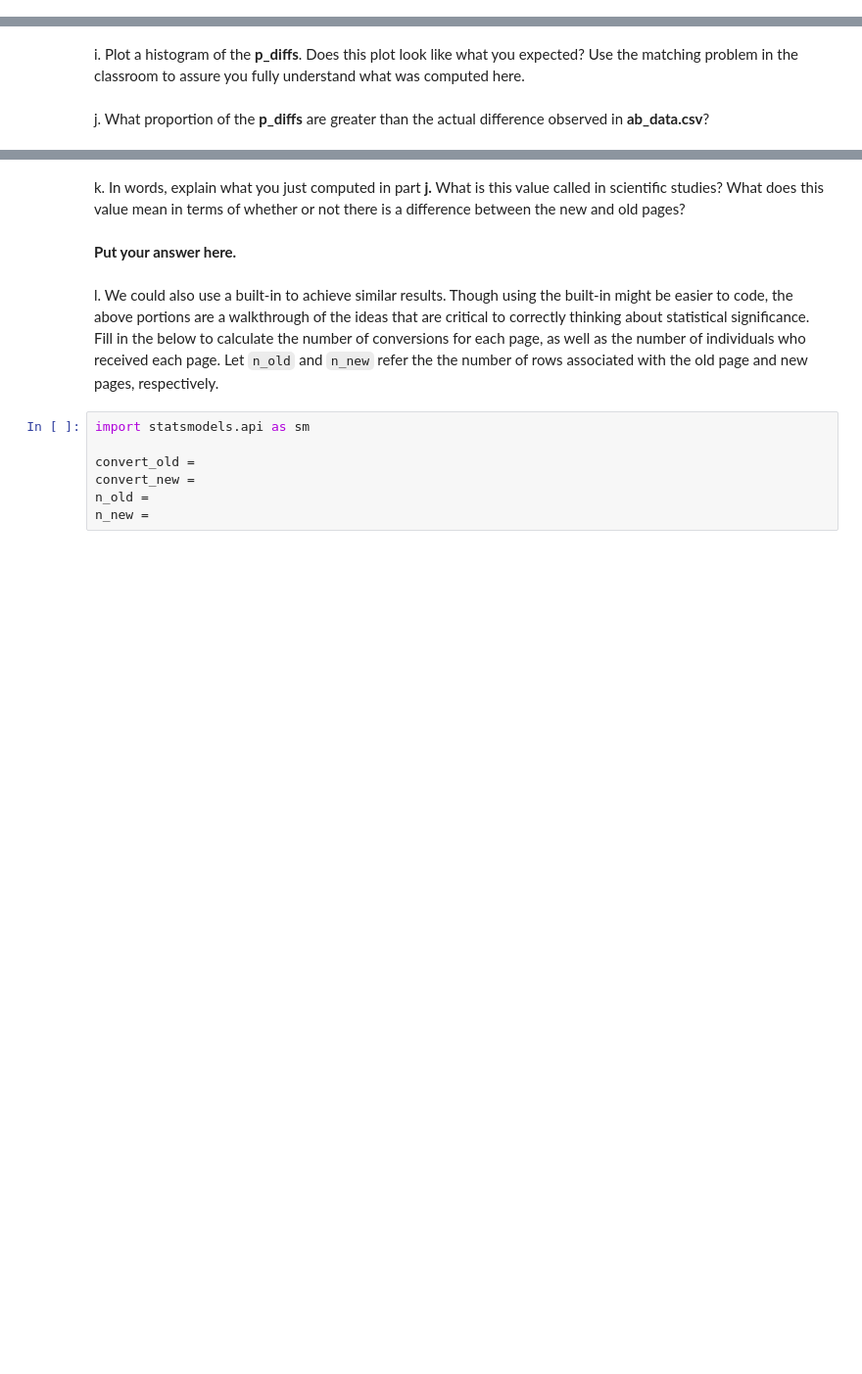
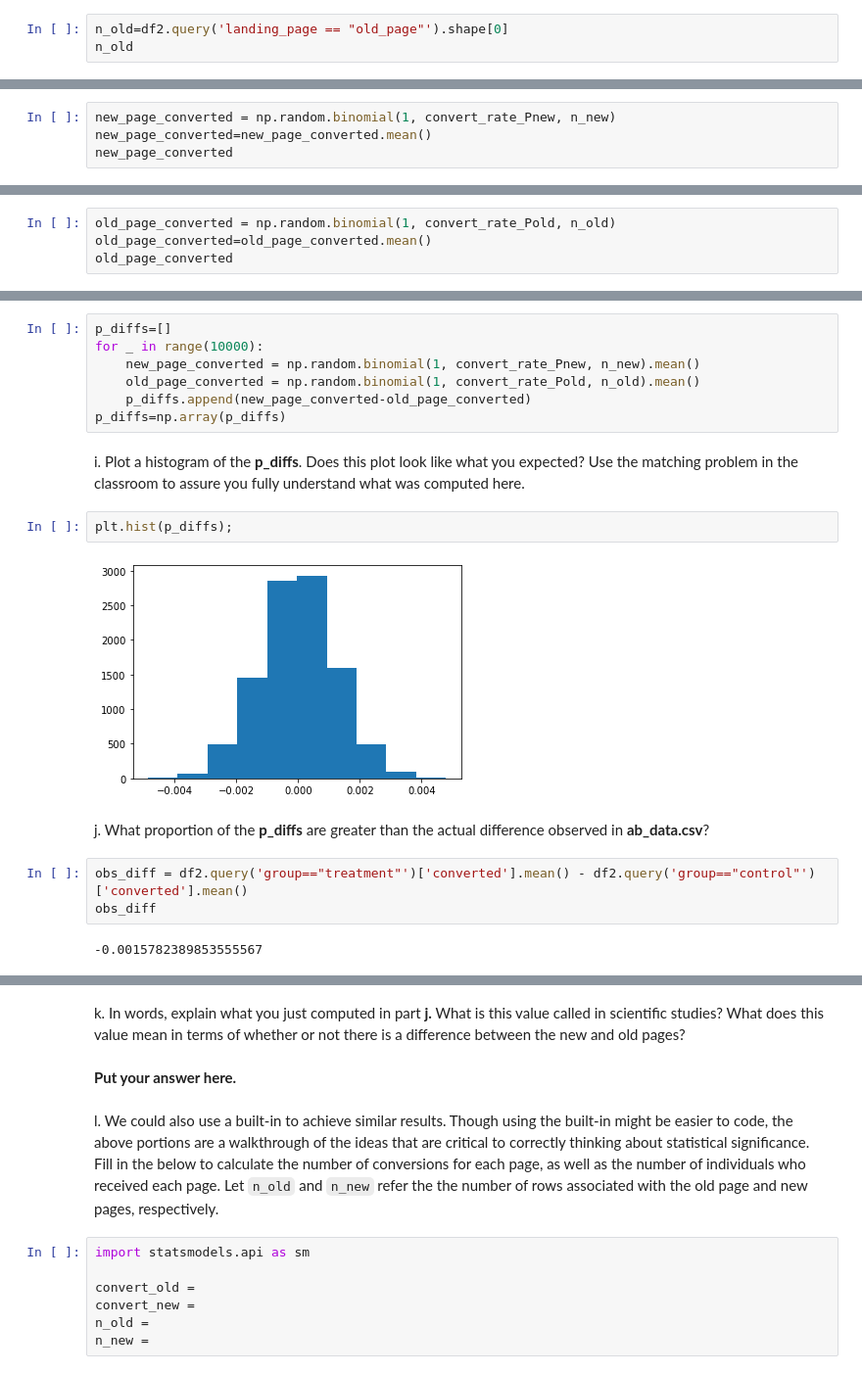
Before and after one commit to moamen-mohasseb/Analyiz-A-B-testing, a Jupyter notebook: Analyze_ab_test_results_notebook.ipynb, the cells around one changed output, grey strips where cells are left out. Shown at 98% size. Saved outputs shown, nothing was run; the diff lists cells and outputs as text; blank space fills up the shorter version.

```diff
--- a/Analyze_ab_test_results_notebook.ipynb
+++ b/Analyze_ab_test_results_notebook.ipynb
@@ -207,2 +222,5 @@ c. What is $n_{new}$?
 # %% [markdown]
 d. What is $n_{old}$?
+# %%
+n_old=df2.query('landing_page == "old_page"').shape[0]
+n_old
@@ -209,2 +229,6 @@ d. What is $n_{old}$?
 # %% [markdown]
 e. Simulate $n_{new}$ transactions with a convert rate of $p_{new}$ under the null.  Store these $n_{new}$ 1's and 0's in **new_page_converted**.
+# %%
+new_page_converted = np.random.binomial(1, convert_rate_Pnew, n_new)
+new_page_converted=new_page_converted.mean()
+new_page_converted
@@ -211,2 +237,6 @@ e. Simulate $n_{new}$ transactions with a convert rate of $p_{new}$ under the nu
 # %% [markdown]
 f. Simulate $n_{old}$ transactions with a convert rate of $p_{old}$ under the null.  Store these $n_{old}$ 1's and 0's in **old_page_converted**.
+# %%
+old_page_converted = np.random.binomial(1, convert_rate_Pold, n_old)
+old_page_converted=old_page_converted.mean()
+old_page_converted
@@ -215,6 +251,22 @@ g. Find $p_{new}$ - $p_{old}$ for your simulated values from part (e) and (f).
 # %% [markdown]
 h. Simulate 10,000 $p_{new}$ - $p_{old}$ values using this same process similarly to the one you calculated in parts **a. through g.** above.  Store all 10,000 values in a numpy array called **p_diffs**.
+# %%
+p_diffs=[]
+for _ in range(10000):
+    new_page_converted = np.random.binomial(1, convert_rate_Pnew, n_new).mean()
+    old_page_converted = np.random.binomial(1, convert_rate_Pold, n_old).mean()
+    p_diffs.append(new_page_converted-old_page_converted)
+p_diffs=np.array(p_diffs)
 # %% [markdown]
 i. Plot a histogram of the **p_diffs**.  Does this plot look like what you expected?  Use the matching problem in the classroom to assure you fully understand what was computed here.
+# %%
+plt.hist(p_diffs);
+# %% [output]
+[figure, added]
 # %% [markdown]
 j. What proportion of the **p_diffs** are greater than the actual difference observed in **ab_data.csv**?
+# %%
+obs_diff = df2.query('group=="treatment"')['converted'].mean() - df2.query('group=="control"')['converted'].mean()
+obs_diff
+# %% [output]
+-0.0015782389853555567
```
Also changed, not shown: parts of 9 cells of this notebook.
